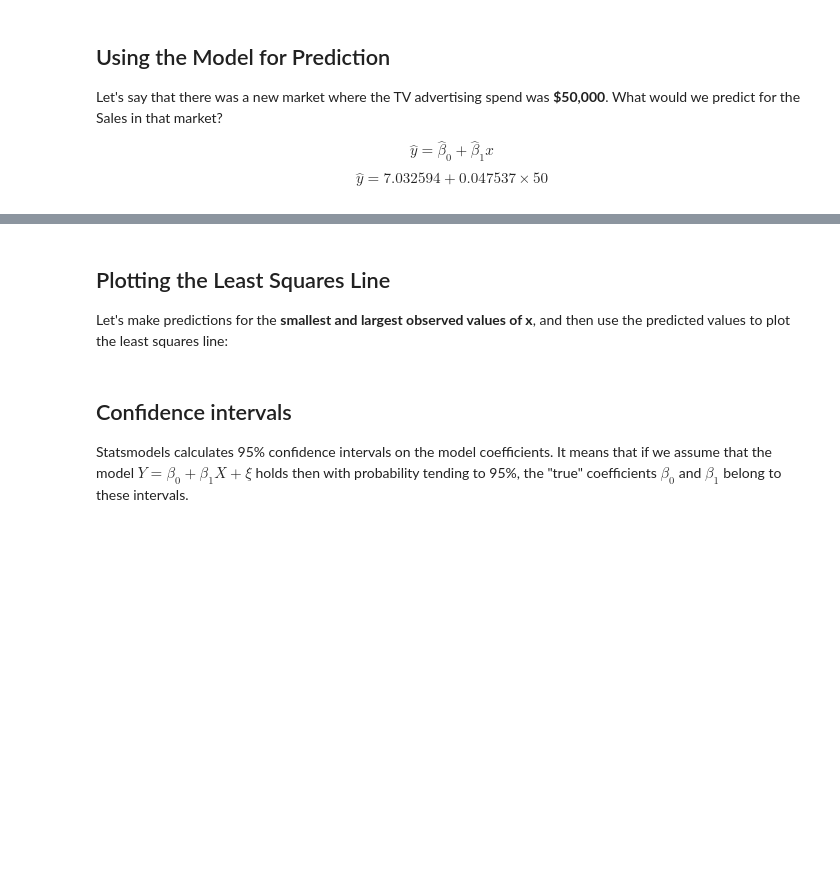
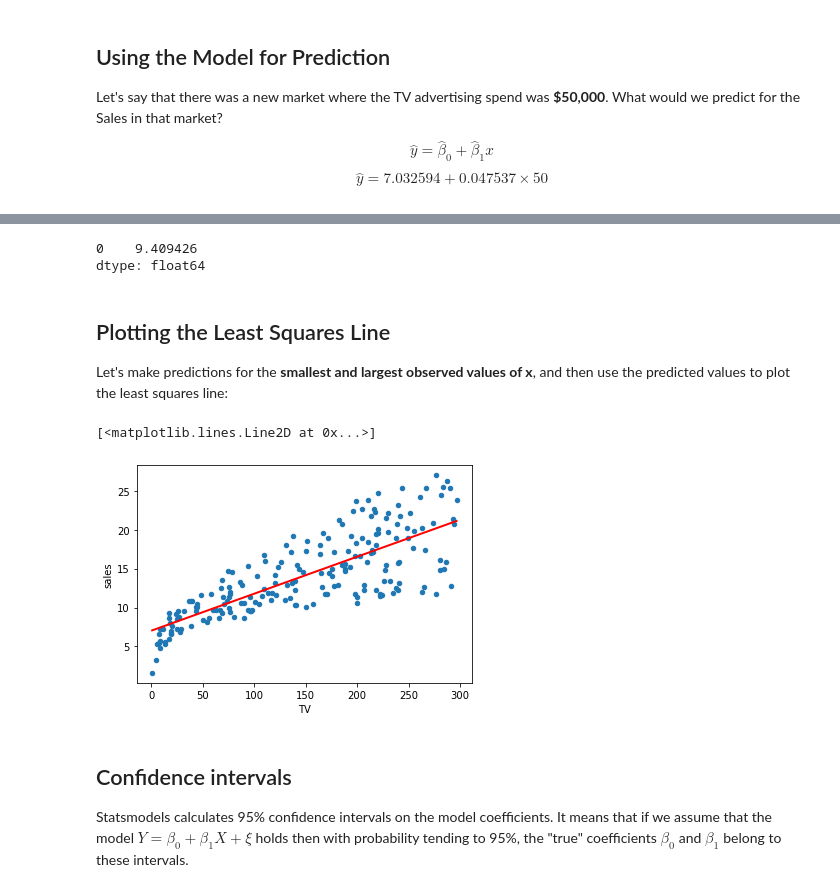
Before and after one commit to MWUrda/Cours-Stats-UGA-M1-Eco-S1, a Jupyter notebook: Codes/Notebooks/linear_regression.ipynb, the cells around one changed output, grey strips where cells are left out. Drawn from its saved outputs; the diff is of its cells as text; code cells hidden in the pictures; blank space fills up the shorter version.

```diff
--- a/Codes/Notebooks/linear_regression.ipynb
+++ b/Codes/Notebooks/linear_regression.ipynb
@@ -120,7 +121,7 @@ Let's use **Statsmodels** to estimate the model coefficients for the advertising
 import statsmodels.formula.api as smf
 
 # create a fitted model in one line
-lm = smf.ols(formula='Sales ~ TV', data=data).fit()
+lm = smf.ols(formula='sales ~ TV', data=data).fit()
 
 # print the coefficients
 lm.params
@@ -147,6 +154,9 @@ print("expected Sales = {} widgets".format(sales))
 # use the model to make predictions on a new value
 X_new = pd.DataFrame({'TV' : [50]})
 lm.predict(X_new)
+# %% [output]
+0    9.409426
+dtype: float64
 # %% [markdown]
 ## Plotting the Least Squares Line
 
@@ -154,15 +164,18 @@ Let's make predictions for the **smallest and largest observed values of x**, an
 # %%
 # create a DataFrame with the minimum and maximum values of TV
 X_new = pd.DataFrame({'TV': [data.TV.min(), data.TV.max()]})
 #X_new.head()
 # make predictions for those x values and store them
 preds = lm.predict(X_new)
 #preds
 # first, plot the observed data
-data.plot(kind='scatter', x='TV', y='Sales')
+data.plot(kind='scatter', x='TV', y='sales')
 
 # then, plot the least squares line
 plt.plot(X_new, preds, c='red', linewidth=2)
+# %% [output]
+[<matplotlib.lines.Line2D at 0x...>]
+[figure, added]
 # %% [markdown]
 ## Confidence intervals
 
```
Also changed, not shown: parts of 13 cells of this notebook.
